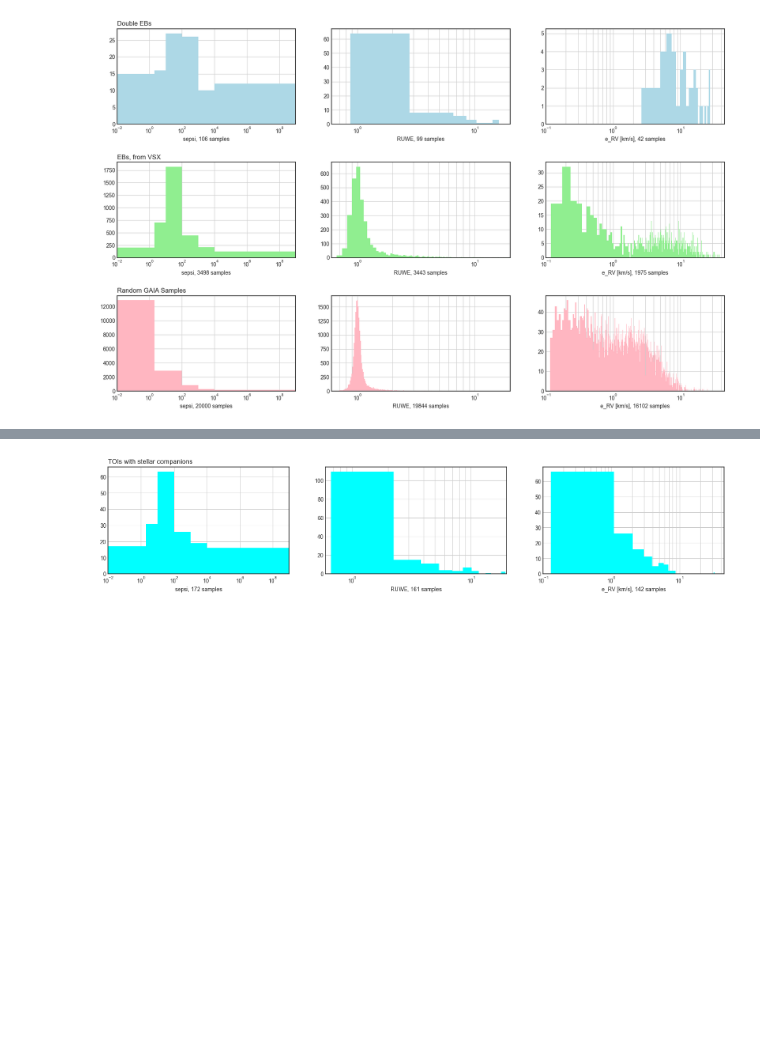
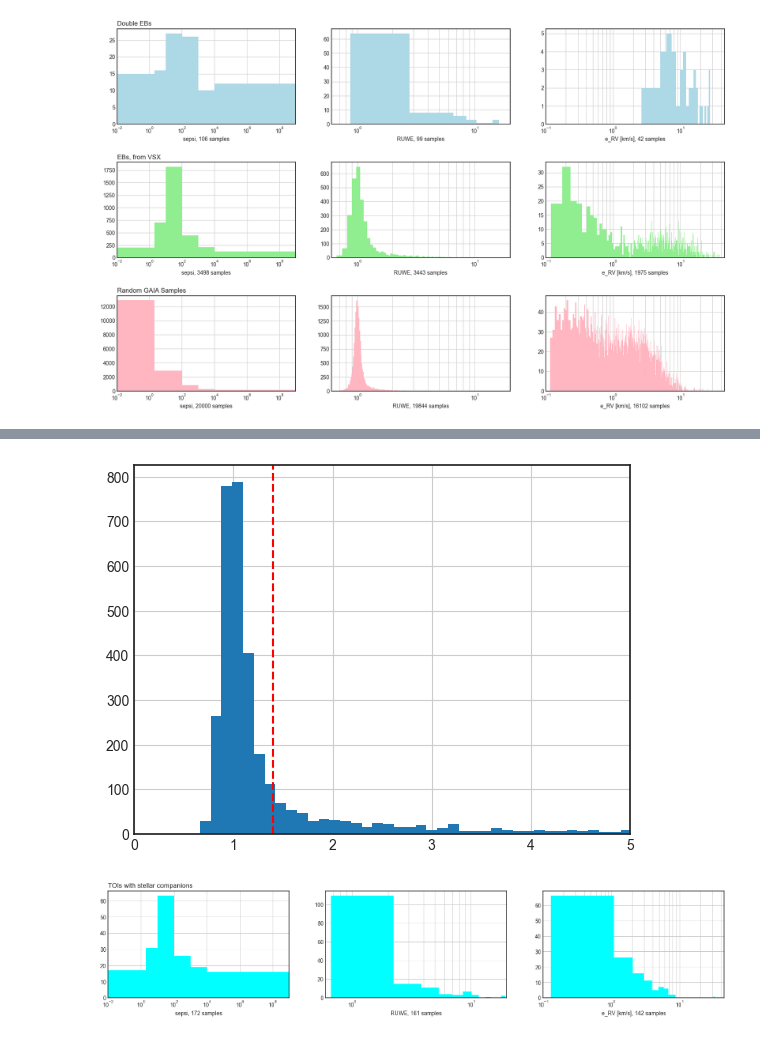
Before and after one commit to orionlee/PH_TESS_I_LightCurveViewer, a Jupyter notebook: nss_indicators/GaiaDR3NSSIndicators.ipynb, the cells around one changed output, grey strips where cells are left out. Saved outputs shown, nothing was run; the diff lists cells and outputs as text; code cells hidden in the pictures; blank space fills up the shorter version.

```diff
--- a/nss_indicators/GaiaDR3NSSIndicators.ipynb
+++ b/nss_indicators/GaiaDR3NSSIndicators.ipynb
@@ -63,3 +96,9 @@ plt.subplots_adjust(hspace=0.4)  # extra space between rows for the titles
+# %%
+ax = df_eb["RUWE"].hist(bins=500);
+ax.set_xlim(0, 5);
+ax.axvline(1.4, color="red", linestyle="--");
+# %% [output]
+[figure, added]
 # %%
 # For TOIs with stellar companions
 
```
Also changed, not shown: parts of 2 cells of this notebook.
